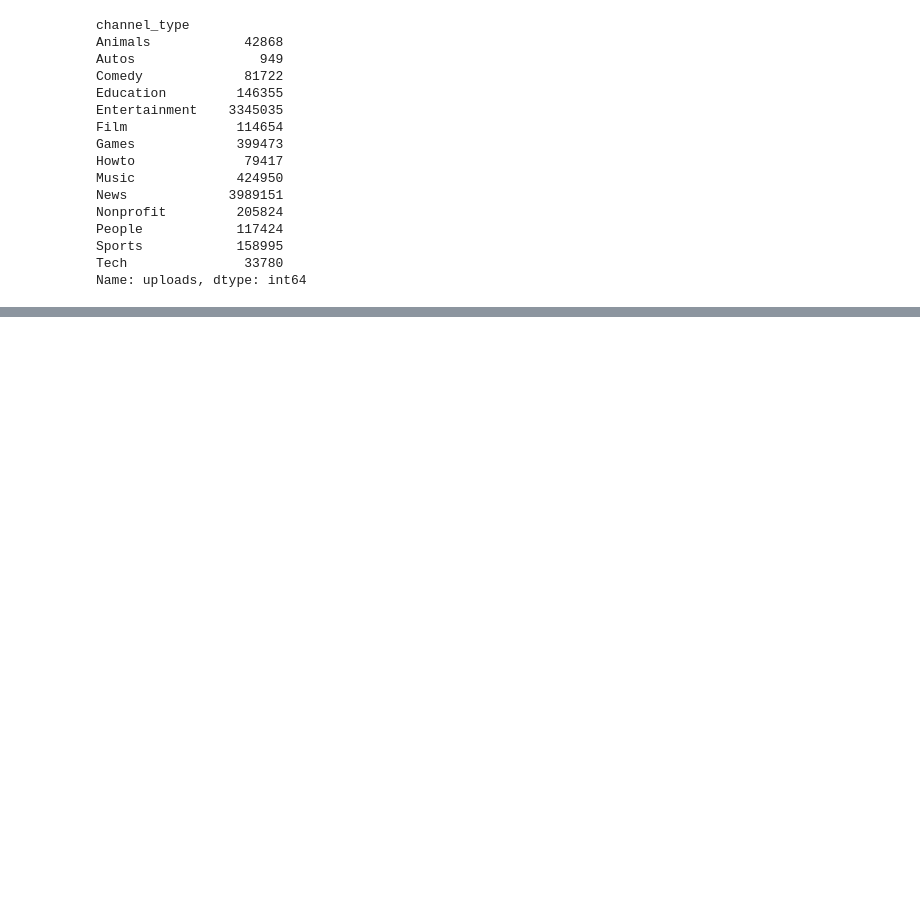
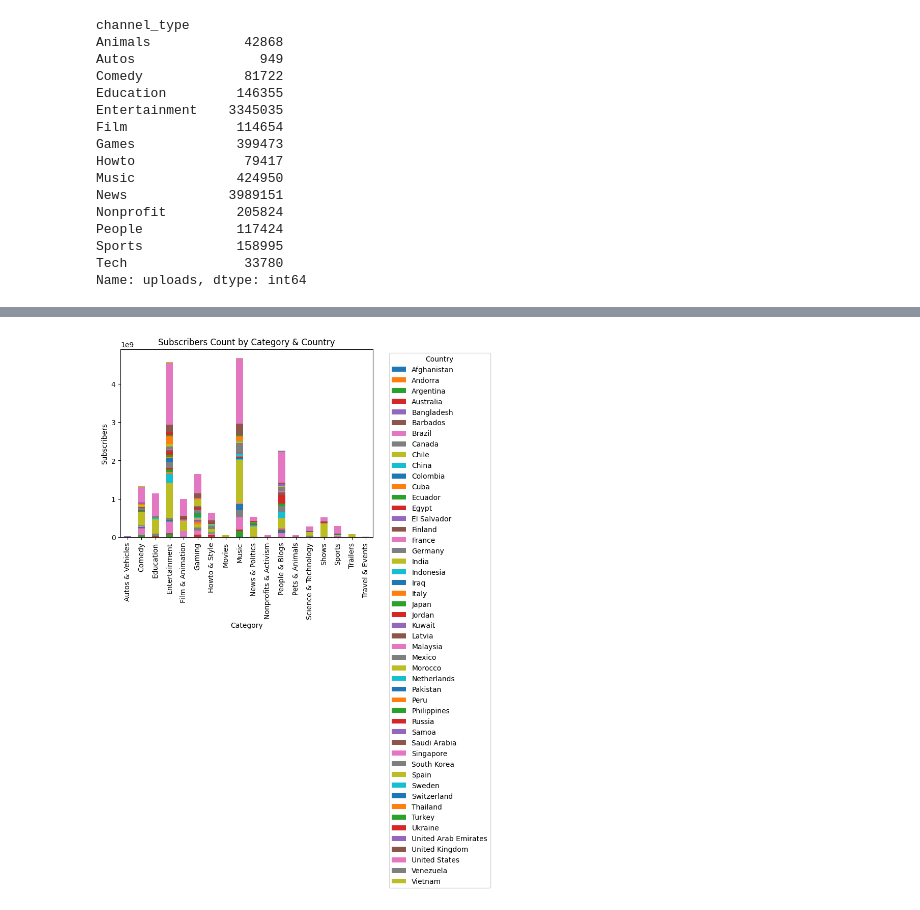
Before and after one commit to Abdul-Rafay-web/Data-Wrangling, a Jupyter notebook: Youtube Data Analysis and Visualization/youtube_data.ipynb, the cells around one changed output, grey strips where cells are left out. Drawn from its saved outputs; the diff is of its cells as text; code cells hidden in the pictures; blank space fills up the shorter version.

```diff
--- a/Youtube Data Analysis and Visualization/youtube_data.ipynb
+++ b/Youtube Data Analysis and Visualization/youtube_data.ipynb
@@ -312,0 +320,10 @@ Name: uploads, dtype: int64
+# %%
+df.groupby(['category','Country'])['subscribers'].sum().unstack().plot(kind='bar',stacked=True)
+plt.title('Subscribers Count by Category & Country')
+plt.xlabel('Category')
+plt.ylabel('Subscribers')
+plt.legend(title='Country',bbox_to_anchor=(1.05,1),loc='upper left')
+plt.xticks(rotation=90)
+plt.show()
+# %% [output]
+[figure, added]
```
Also changed, not shown: parts of 1 cell of this notebook.
